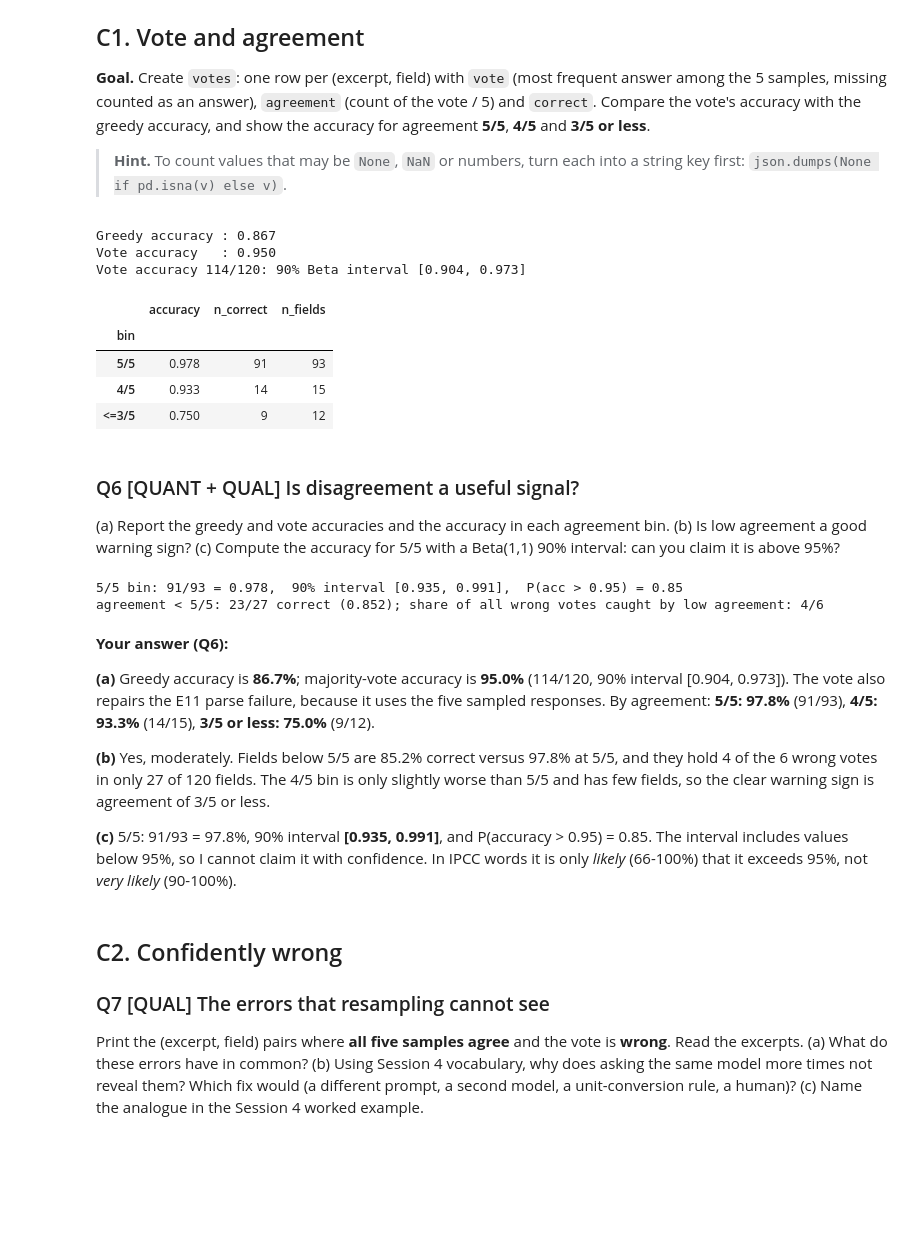
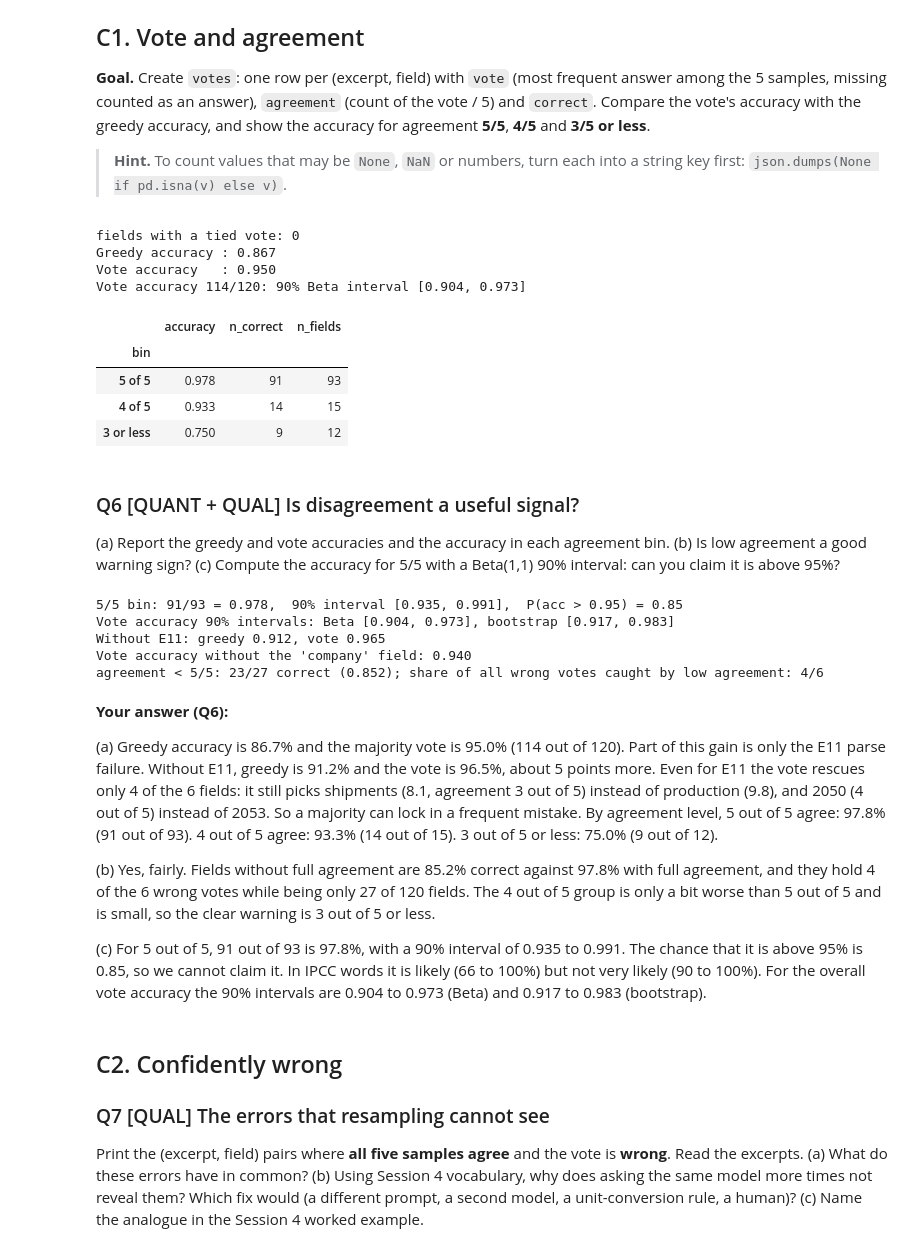
Before and after one commit to Lara-Normand-Pro/aidams-lab4-bauret-metz-normand-benbachir-desaintaignan, a Jupyter notebook: lab4.ipynb, the cells around one changed output. Drawn from its saved outputs; the diff is of its cells as text; code cells hidden in the pictures; blank space fills up the shorter version.

```diff
--- a/lab4.ipynb
+++ b/lab4.ipynb
@@ -258,7 +265,7 @@ for r in recorded.itertuples():
     else:
         rows.append({"id": r.id, "kind": r.kind, "sample": r.sample, **rec.model_dump()})
 
-pred = pd.DataFrame(rows)
+pred = pd.DataFrame(rows).astype({"report_year": "Int64", "net_zero_year": "Int64"})
 print(f"parsed: {len(pred)} / {len(recorded)}   failures: {len(failures)}")
 pred.head()
 # %% [output]
@@ -354,7 +374,7 @@ def score(df):
     for i in gold.index:
         for f in FIELDS:
             p = df.loc[i, f] if f in df.columns else np.nan
-            g = gold.loc[i, f] if f != "company" else gold.loc[i, "company"]
+            g = gold.loc[i, f]
             out.append({"id": i, "field": f, "pred": p, "gold": g, "correct": field_correct(f, p, g)})
     return pd.DataFrame(out)
 
@@ -567,40 +591,44 @@ def key(v):
     if isinstance(v, str):
         return json.dumps(norm_name(v))      # company: ignore case/punctuation (S.A. etc. handled by containment below)
     return json.dumps(float(v))
 
 
 samples = pred[pred.kind == "sample"]
-vrows = []
+vrows, n_ties = [], 0
 for i in gold.index:
     s = samples[samples.id == i]
     for f in FIELDS:
         keys = [key(v) for v in s[f]]
-        vote_key, cnt = pd.Series(keys).value_counts().iloc[0:1].reset_index().values[0] if keys else (json.dumps(None), 0)
+        vc = pd.Series(keys).value_counts()            # a tie would be broken by order of appearance
+        vote_key, cnt = vc.index[0], int(vc.iloc[0])
+        n_ties += int(len(vc) > 1 and vc.iloc[0] == vc.iloc[1])
         vote = json.loads(vote_key)
         if f == "company" and vote is not None:      # recover a display name from the first sample that voted it
             vote = s[f][[key(v) == vote_key for v in s[f]]].iloc[0]
         vrows.append({"id": i, "field": f, "vote": vote, "agreement": cnt / 5,
                       "correct": field_correct(f, vote, gold.loc[i, f])})
 votes = pd.DataFrame(vrows)
+print(f"fields with a tied vote: {n_ties}")
 
 print(f"Greedy accuracy : {greedy_scores.correct.mean():.3f}")
 print(f"Vote accuracy   : {votes.correct.mean():.3f}")
 kv, nv = int(votes.correct.sum()), len(votes)
 vote_ci = stats.beta(1 + kv, 1 + nv - kv).ppf([0.05, 0.95])
 print(f"Vote accuracy {kv}/{nv}: 90% Beta interval [{vote_ci[0]:.3f}, {vote_ci[1]:.3f}]")
-votes["bin"] = pd.cut(votes.agreement, [0, .6, .8, 1.0], labels=["<=3/5", "4/5", "5/5"])
-bins = votes.groupby("bin", observed=True).correct.agg(["mean", "sum", "count"]).loc[["5/5", "4/5", "<=3/5"]]
+votes["bin"] = pd.cut(votes.agreement, [0, .6, .8, 1.0], labels=["3 or less", "4 of 5", "5 of 5"])
+bins = votes.groupby("bin", observed=True).correct.agg(["mean", "sum", "count"]).loc[["5 of 5", "4 of 5", "3 or less"]]
 bins.columns = ["accuracy", "n_correct", "n_fields"]
 display(bins)
 # %% [output]
+fields with a tied vote: 0
 Greedy accuracy : 0.867
 Vote accuracy   : 0.950
 Vote accuracy 114/120: 90% Beta interval [0.904, 0.973]
 |  | accuracy | n_correct | n_fields |
 | bin |  |  |  |
-| 5/5 | 0.978 | 91 | 93 |
-| 4/5 | 0.933 | 14 | 15 |
-| <=3/5 | 0.750 | 9 | 12 |
+| 5 of 5 | 0.978 | 91 | 93 |
+| 4 of 5 | 0.933 | 14 | 15 |
+| 3 or less | 0.750 | 9 | 12 |
 # %% [markdown]
 ### Q6 [QUANT + QUAL] Is disagreement a useful signal?
 
@@ -613,19 +641,35 @@ p_above = 1 - stats.beta(1 + k5, 1 + n5 - k5).cdf(0.95)
 print(f"5/5 bin: {k5}/{n5} = {k5/n5:.3f},  90% interval [{ci5[0]:.3f}, {ci5[1]:.3f}],  P(acc > 0.95) = {p_above:.2f}")
 
 lo = votes[votes.agreement < 1.0]
+# bootstrap interval for the vote accuracy (resample excerpts)
+pv = votes.groupby("id").correct.agg(["sum", "count"])
+rng = np.random.default_rng(SEED)
+ix = rng.integers(0, len(pv), size=(2000, len(pv)))
+vote_boot_ci = np.percentile(pv["sum"].values[ix].sum(1) / pv["count"].values[ix].sum(1), [5, 95])
+print(f"Vote accuracy 90% intervals: Beta [{vote_ci[0]:.3f}, {vote_ci[1]:.3f}], bootstrap [{vote_boot_ci[0]:.3f}, {vote_boot_ci[1]:.3f}]")
+
+# how much of the gain over greedy is just the E11 parse failure?
+g_no = greedy_scores[greedy_scores.id != "E11"].correct.mean()
+v_no = votes[votes.id != "E11"].correct.mean()
+print(f"Without E11: greedy {g_no:.3f}, vote {v_no:.3f}")
+print(f"Vote accuracy without the 'company' field: {votes[votes.field != 'company'].correct.mean():.3f}")
+
 print(f"agreement < 5/5: {int(lo.correct.sum())}/{len(lo)} correct ({lo.correct.mean():.3f}); "
       f"share of all wrong votes caught by low agreement: {(~lo.correct).sum()}/{(~votes.correct).sum()}")
 # %% [output]
 5/5 bin: 91/93 = 0.978,  90% interval [0.935, 0.991],  P(acc > 0.95) = 0.85
+Vote accuracy 90% intervals: Beta [0.904, 0.973], bootstrap [0.917, 0.983]
+Without E11: greedy 0.912, vote 0.965
+Vote accuracy without the 'company' field: 0.940
 agreement < 5/5: 23/27 correct (0.852); share of all wrong votes caught by low agreement: 4/6
 # %% [markdown]
 **Your answer (Q6):**
 
-**(a)** Greedy accuracy is **86.7%**; majority-vote accuracy is **95.0%** (114/120, 90% interval [0.904, 0.973]). The vote also repairs the E11 parse failure, because it uses the five sampled responses. By agreement: **5/5: 97.8%** (91/93), **4/5: 93.3%** (14/15), **3/5 or less: 75.0%** (9/12).
+(a) Greedy accuracy is 86.7% and the majority vote is 95.0% (114 out of 120). Part of this gain is only the E11 parse failure. Without E11, greedy is 91.2% and the vote is 96.5%, about 5 points more. Even for E11 the vote rescues only 4 of the 6 fields: it still picks shipments (8.1, agreement 3 out of 5) instead of production (9.8), and 2050 (4 out of 5) instead of 2053. So a majority can lock in a frequent mistake. By agreement level, 5 out of 5 agree: 97.8% (91 out of 93). 4 out of 5 agree: 93.3% (14 out of 15). 3 out of 5 or less: 75.0% (9 out of 12).
 
-**(b)** Yes, moderately. Fields below 5/5 are 85.2% correct versus 97.8% at 5/5, and they hold 4 of the 6 wrong votes in only 27 of 120 fields. The 4/5 bin is only slightly worse than 5/5 and has few fields, so the clear warning sign is agreement of 3/5 or less.
+(b) Yes, fairly. Fields without full agreement are 85.2% correct against 97.8% with full agreement, and they hold 4 of the 6 wrong votes while being only 27 of 120 fields. The 4 out of 5 group is only a bit worse than 5 out of 5 and is small, so the clear warning is 3 out of 5 or less.
 
-**(c)** 5/5: 91/93 = 97.8%, 90% interval **[0.935, 0.991]**, and P(accuracy > 0.95) = 0.85. The interval includes values below 95%, so I cannot claim it with confidence. In IPCC words it is only *likely* (66-100%) that it exceeds 95%, not *very likely* (90-100%).
+(c) For 5 out of 5, 91 out of 93 is 97.8%, with a 90% interval of 0.935 to 0.991. The chance that it is above 95% is 0.85, so we cannot claim it. In IPCC words it is likely (66 to 100%) but not very likely (90 to 100%). For the overall vote accuracy the 90% intervals are 0.904 to 0.973 (Beta) and 0.917 to 0.983 (bootstrap).
 # %% [markdown]
 ## C2. Confidently wrong
 
```
Also changed, not shown: parts of 17 cells of this notebook.
